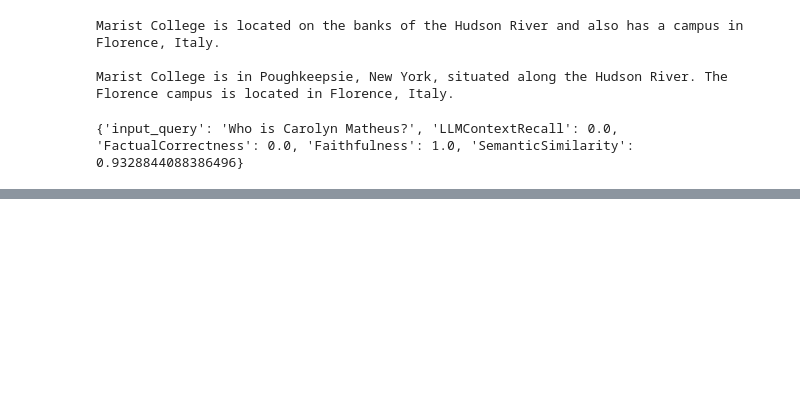
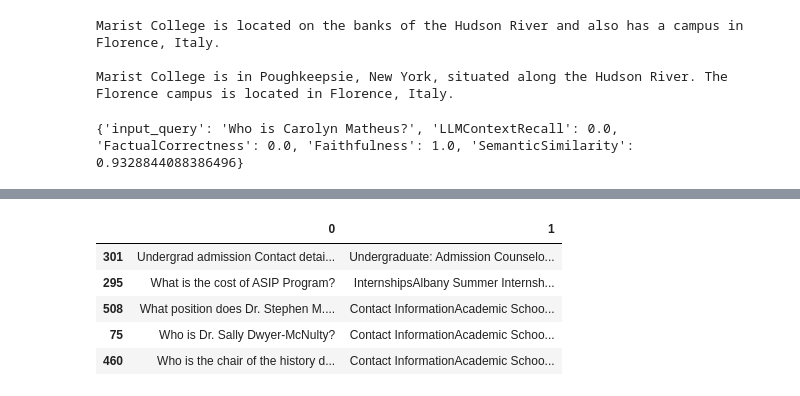
Before and after one commit to cfsarmiento/LLM_Reasoning-Research, a Jupyter notebook: Code/Simple_RAG_Implementation-ML_Independent_Study.ipynb, the cells around one changed output, grey strips where cells are left out. Drawn from its saved outputs; the diff is of its cells as text; code cells hidden in the pictures; blank space fills up the shorter version.

```diff
--- a/Code/Simple_RAG_Implementation-ML_Independent_Study.ipynb
+++ b/Code/Simple_RAG_Implementation-ML_Independent_Study.ipynb
@@ -409,0 +399,30 @@ SemanticSimilarity - Mean: 0.8807487732359173, St. Dev: 0.05687518194060975
+# %%
+# Setting up the RAG Chain
+
+## Load data
+csvPath = "/Users/christiansarmiento/Library/CloudStorage/OneDrive-MaristCollege/Machine Learning/Data/Cleaned_QA.csv"
+maristQA = pd.read_csv(csvPath, header=None)
+maristContext = [Document(page_content=text) for text in maristQA[1].tolist()]
+
+## Split Documents into Chunks
+textSplitter = RecursiveCharacterTextSplitter(chunk_size=1000, chunk_overlap=200, add_start_index=True)
+texts = textSplitter.split_documents(maristContext)
+
+# Store Documents in Vector DB (Chroma)
+vectorDB = Chroma.from_documents(documents=texts, embedding=OpenAIEmbeddings())
+
+# Setup Retrieval System
+retriever = vectorDB.as_retriever(search_type="similarity", search_kwargs={"k": 3})  # Retrieves 3 document
+
+# Function to format documents into the prompt
+def formatDocs(docs):
+    return "\n\n".join(doc.page_content for doc in docs)
+
+# Setup RAG Chain
+prompt = hub.pull("rlm/rag-prompt")
+ragChain = (
+    {"context": retriever | formatDocs, "question": RunnablePassthrough()}
+    | prompt
+    | llm
+    | StrOutputParser()
+)
@@ -409,0 +561,11 @@ SemanticSimilarity - Mean: 0.8807487732359173, St. Dev: 0.05687518194060975
+# %%
+# Sample records from our dataset
+maristTestSample = maristQA.sample(50, replace=False)
+maristTestSample.head()
+# %% [output]
+|  | 0 | 1 |
+| 301 | Undergrad admission Contact detai... | Undergraduate: Admission Counselo... |
+| 295 | What is the cost of ASIP Program? | InternshipsAlbany Summer Internsh... |
+| 508 | What position does Dr. Stephen M.... | Contact InformationAcademic Schoo... |
+| 75 | Who is Dr. Sally Dwyer-McNulty? | Contact InformationAcademic Schoo... |
+| 460 | Who is the chair of the history d... | Contact InformationAcademic Schoo... |
```
Also changed, not shown: parts of 16 cells of this notebook, 2 other files.
